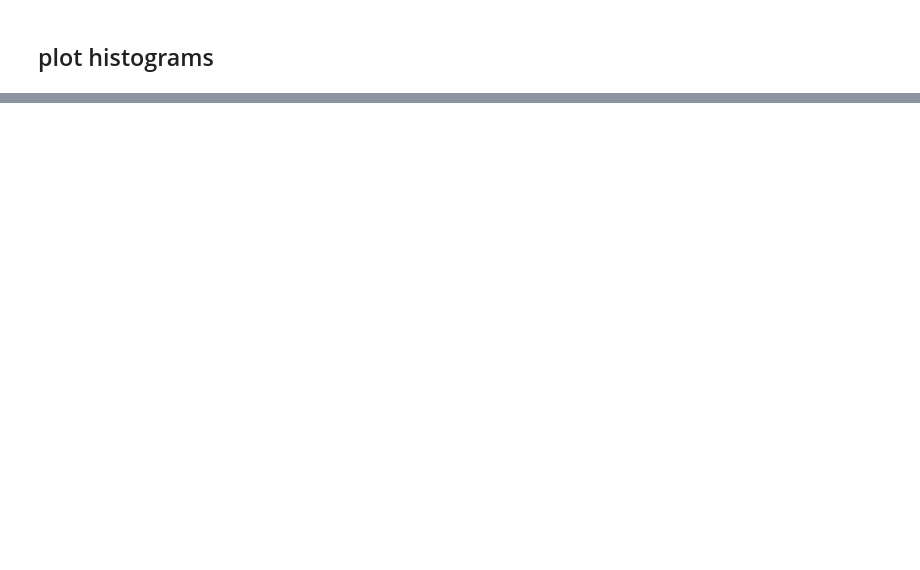
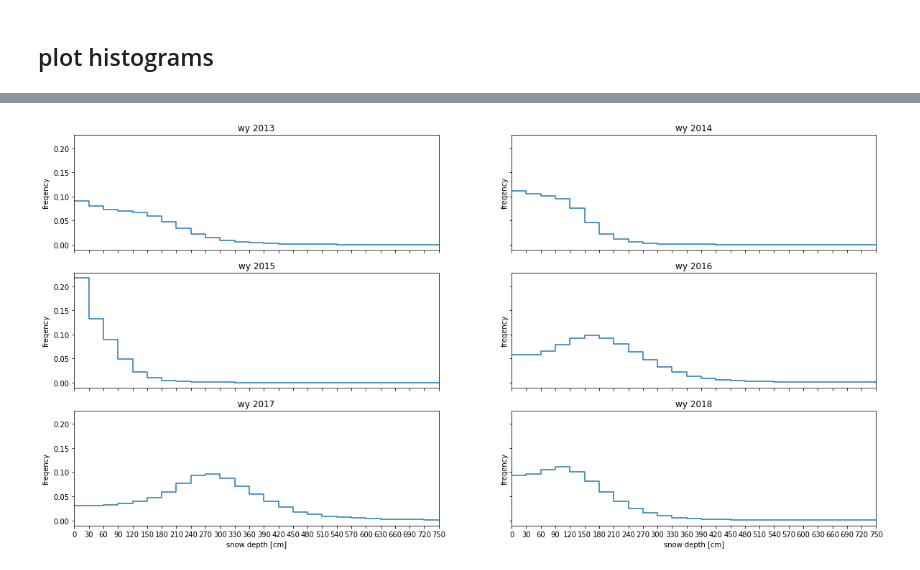
Before and after one commit to meganmason/jlabs, a Jupyter notebook: 3m_analysis/3m_histograms.ipynb, the cells around one changed output, grey strips where cells are left out. Drawn from its saved outputs; the diff is of its cells as text; code cells hidden in the pictures; blank space fills up the shorter version.

```diff
--- a/3m_analysis/3m_histograms.ipynb
+++ b/3m_analysis/3m_histograms.ipynb
@@ -72,0 +123,22 @@ df_h.shape
+# %%
+# attemp to plot each flight/year..... (make as peak swe date or something....)
+years=range(2013,2019)
+fig,axs=plt.subplots(nrows = 3, ncols = 2, sharex=True, sharey=True, figsize=(20,10))
+axs=axs.flatten()
+
+for i, year in enumerate(years):
+    df_by_year = df_h.loc[fl_yrs[year]]
+    [x_series, y_series] = step_plot_series(df_by_year.iloc[0,:-1].index, df_by_year.iloc[0,:-1].values, divide_value=131291738)#num_pix in mask=131,291,738
+    plt.xlim(0,25) #first 25 bins (7.5m), since computed all the way out to 25m (2500cm)
+
+    axs[i].plot(x_series, y_series)
+    axs[i].set_title('wy {}'.format(year))
+    axs[4].set_xlabel('snow depth [cm]');axs[5].set_xlabel('snow depth [cm]');
+    axs[i].set_ylabel('freqency')
+
+    #     plt.figure(figsize=(10,5))
+    #     plt.title('wy {}'.format(year))
+    #     plt.plot(x_series, y_series)
+    #     plt.xlabel('snow depth [cm]');plt.ylabel('freqency')
+# %% [output]
+[figure, added]
```
Also changed, not shown: parts of 23 cells of this notebook, 1 other file.
